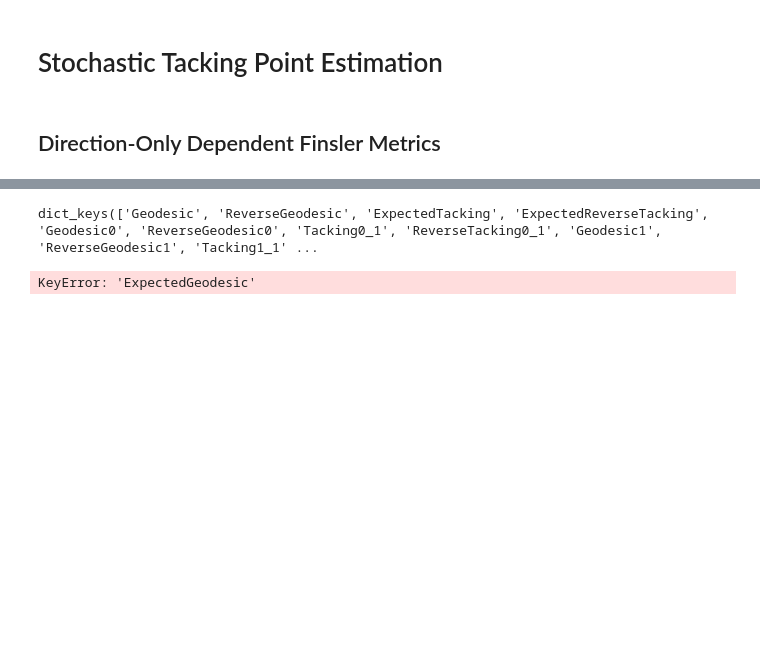
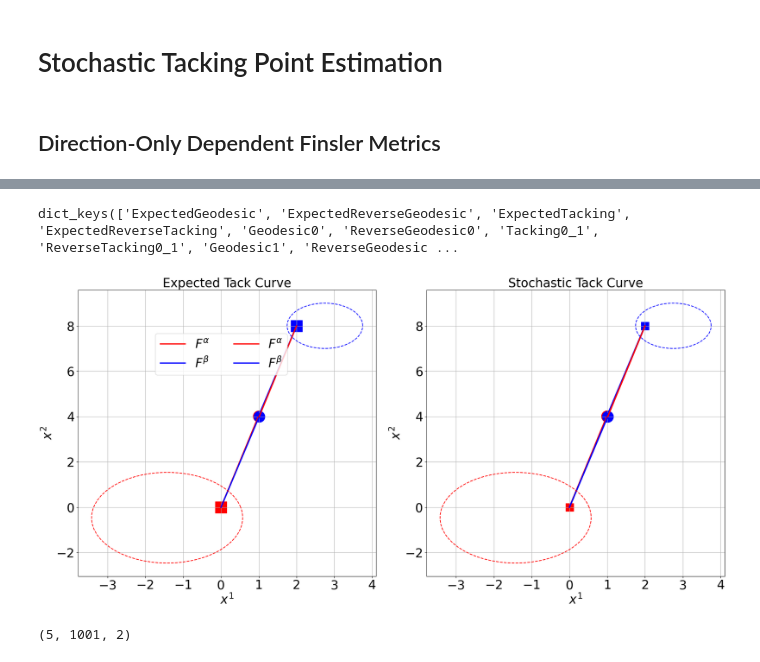
Before and after one commit to FrederikMR/zermelo_tacking, a Jupyter notebook: stochastic_tacking.ipynb, the cells around one changed output, grey strips where cells are left out. Saved outputs shown, nothing was run; the diff lists cells and outputs as text; code cells hidden in the pictures; blank space fills up the shorter version.

```diff
--- a/stochastic_tacking.ipynb
+++ b/stochastic_tacking.ipynb
@@ -30,9 +30,9 @@ figure_path = '../figures/stochastic_tacking_estimation/'
 if not (os.path.exists(figure_path)):
     os.makedirs(figure_path)
 # %%
-data_path = 'tacking_gpu/stochastic/'
+data_path = 'tacking_local/stochastic/'
 T = 1_000
-N_sim = 10
+N_sim = 5
 # %%
 Plots = TackPlots(font_size=25,
                   power_lim=-2.,
@@ -60,10 +62,10 @@ indicatrix_beta = Mbeta_expected.indicatrix(0.0, z0, N_points=100)#, grid=jnp.li
 # %%
 xscales = [-5.0, 5.0]
 yscales = [-3.0, 9.0]
-# %%
-curves.keys()
-# %% [output]
-dict_keys(['Geodesic', 'ReverseGeodesic', 'ExpectedTacking', 'ExpectedReverseTacking', 'Geodesic0', 'ReverseGeodesic0', 'Tacking0_1', 'ReverseTacking0_1', 'Geodesic1', 'ReverseGeodesic1', 'Tacking1_1' ...
+# %%
+curves.keys()
+# %% [output]
+dict_keys(['ExpectedGeodesic', 'ExpectedReverseGeodesic', 'ExpectedTacking', 'ExpectedReverseTacking', 'Geodesic0', 'ReverseGeodesic0', 'Tacking0_1', 'ReverseTacking0_1', 'Geodesic1', 'ReverseGeodesic ...
 # %%
 expected_zs = curves['ExpectedGeodesic']['zs']
 expected_zs_reverse = curves['ExpectedReverseGeodesic']['zs']
@@ -74,24 +76,28 @@ stochastic_zs = jnp.stack([curves[f'Geodesic{i}']['zs'] for i in range(N_sim)])
 stochastic_zs_reverse = jnp.stack([curves[f'ReverseGeodesic{i}']['zs'] for i in range(N_sim)])
 stochastic_tack_curve = jnp.stack([curves[f'Tacking{i}_1']['zs'] for i in range(N_sim)])
 stochastic_reverse_tack_curve = jnp.stack([curves[f'ReverseTacking{i}_1']['zs'] for i in range(N_sim)])
-# %% [output]
-KeyError: 'ExpectedGeodesic'
 # %%
 fig = Plots.plot_stochastic_tacking(z0,
                              zT,
                              T,
                               expected_zs,
                                 expected_zs_reverse,
                                 expected_tack_curve,
                                 expected_reverse_tack_curve,
                                 stochastic_zs,
                                 stochastic_zs_reverse,
                                 stochastic_tack_curve,
                                 stochastic_reverse_tack_curve,
-                                indicatrix_alpha=None,
-                                indicatrix_beta=None,
+                                indicatrix_alpha=indicatrix_alpha,
+                                indicatrix_beta=indicatrix_beta,
                                 xscales=None,
                                 yscales=None,
                                 equal_frame=False,
                                 save_path=f'{figure_path}stochastic_{curve_name}.pdf',
                              )
+# %% [output]
+[figure, added]
+# %%
+stochastic_zs_reverse.shape
+# %% [output]
+(5, 1001, 2)
```
Also changed, not shown: parts of 1 cell of this notebook, 10 other files.
